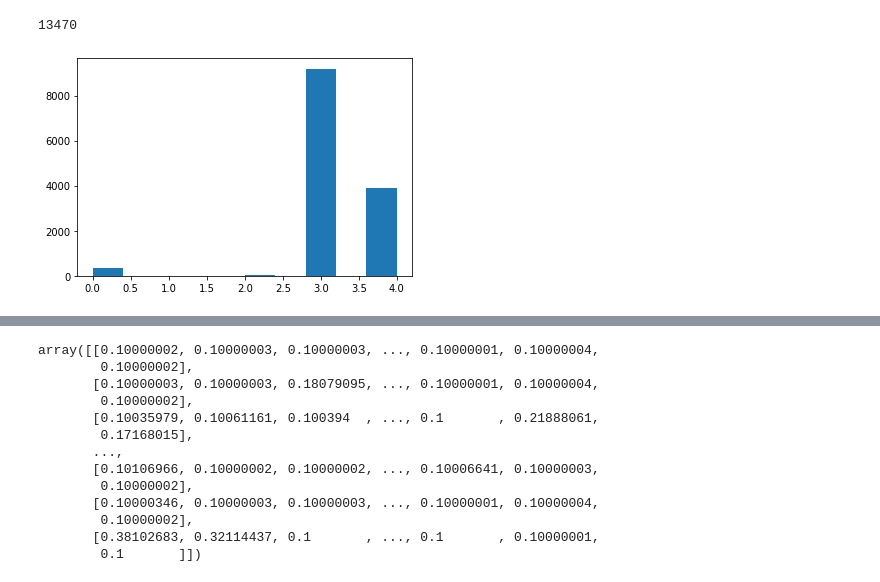
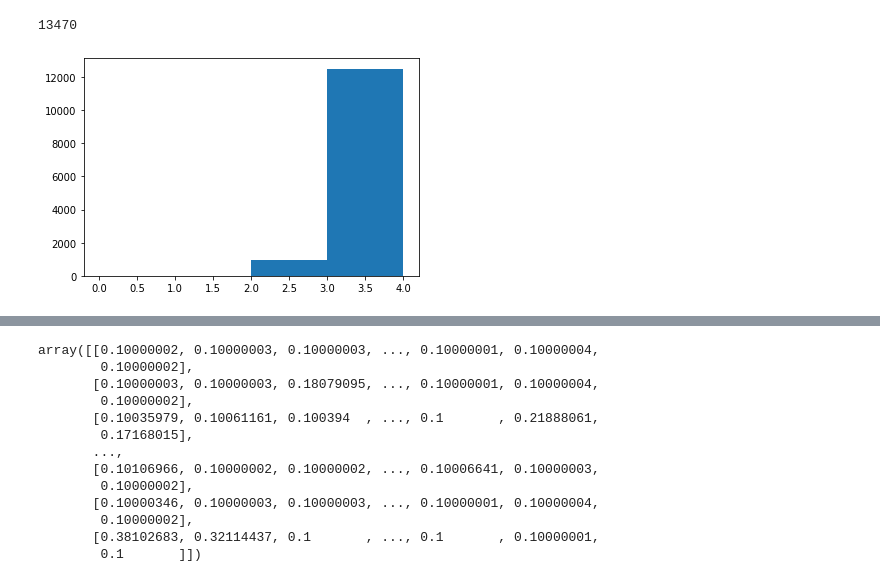
Before and after one commit to EddyEdzwan/StopFAIke, a Jupyter notebook: notebooks/Eddy_LDA_Bisaillon.ipynb, the cells around one changed output, grey strips where cells are left out. Cells and saved outputs as stored; diff of their text form; code cells hidden in the pictures.

```diff
--- a/notebooks/Eddy_LDA_Bisaillon.ipynb
+++ b/notebooks/Eddy_LDA_Bisaillon.ipynb
@@ -219,9 +216,9 @@ len(preds)
 # %% [output]
 13470
 # %%
-plt.hist(preds);
+plt.hist(preds, bins=range(0,5));
 # %% [output]
-[figure, old version]
+[figure, new version]
 # %%
 #Instantiating a LDA model (of ten topics) and training on the training dataset
 lda_model = LatentDirichletAllocation(n_components=10, n_jobs=-1)
```
Also changed, not shown: parts of 20 cells of this notebook.
